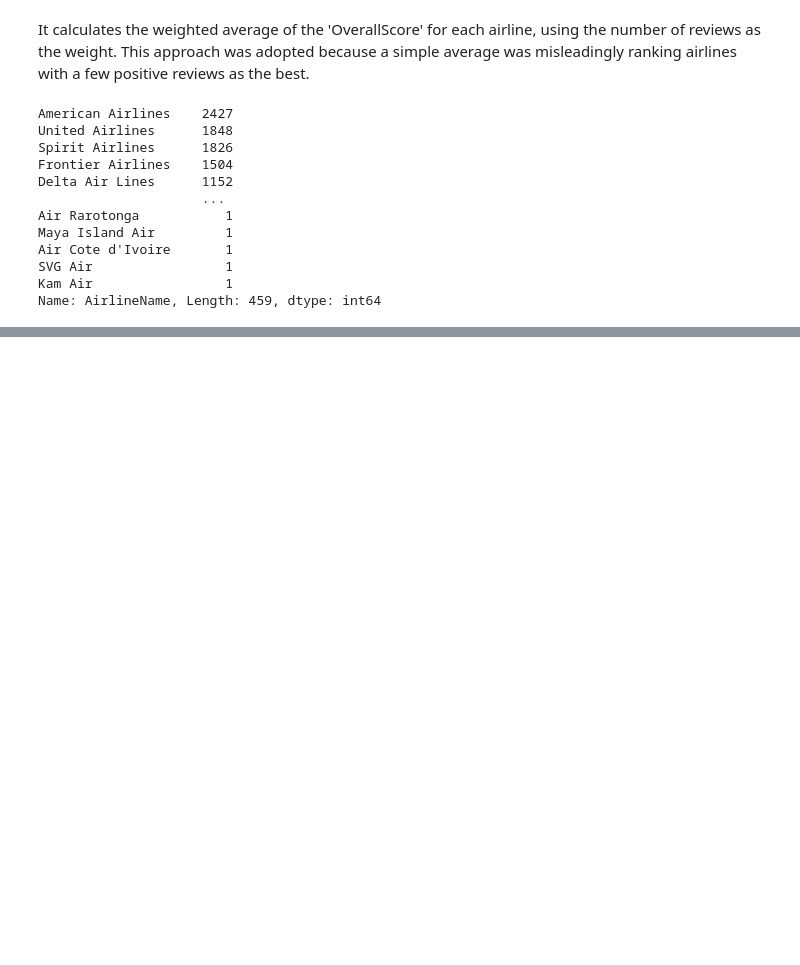
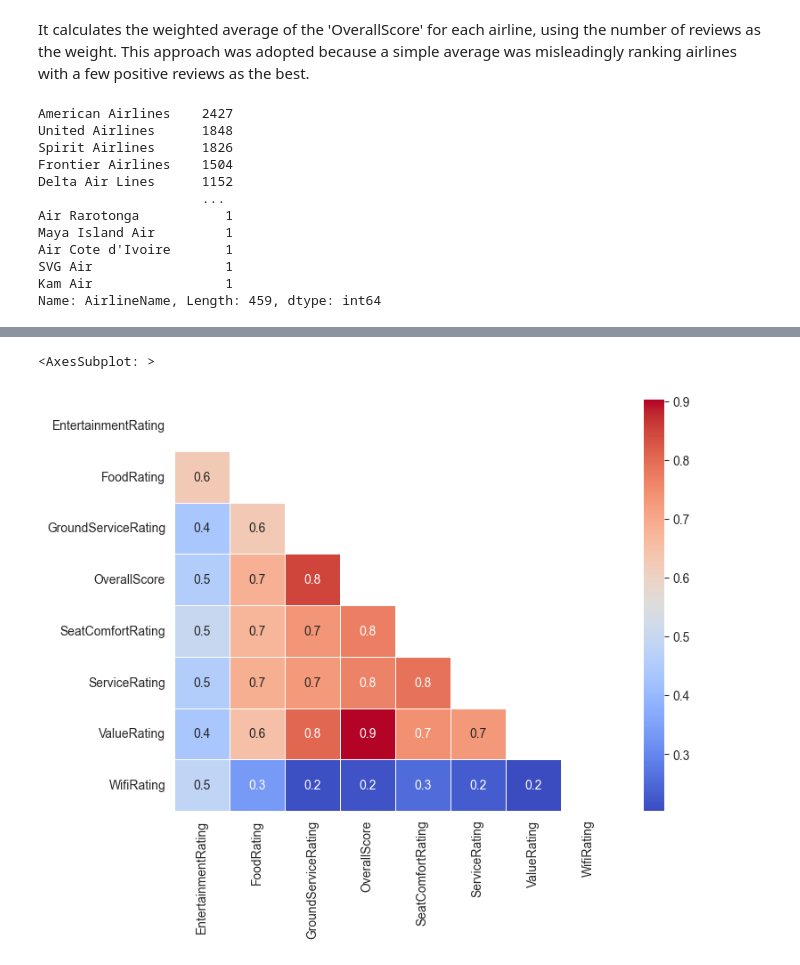
Before and after one commit to andeepl7/AppliedML, a Jupyter notebook: EDA- Airlines.ipynb, the cells around one changed output, grey strips where cells are left out. Cells and saved outputs as stored; diff of their text form; code cells hidden in the pictures; blank space fills up the shorter version.

```diff
--- a/EDA- Airlines.ipynb
+++ b/EDA- Airlines.ipynb
@@ -266,0 +277,9 @@ plt.show()
+# %%
+# Correlation matrix
+corr_matrix = data_clean.corr()
+mask = np.triu(np.ones_like(corr_matrix, dtype=bool))
+plt.figure(figsize=(8, 6))
+sns.heatmap(corr_matrix, annot=True, mask=mask, cmap='coolwarm', fmt=".1f", linewidths=0.5)
+# %% [output]
+<AxesSubplot: >
+[figure, added]
```
Also changed, not shown: parts of 19 cells of this notebook.
